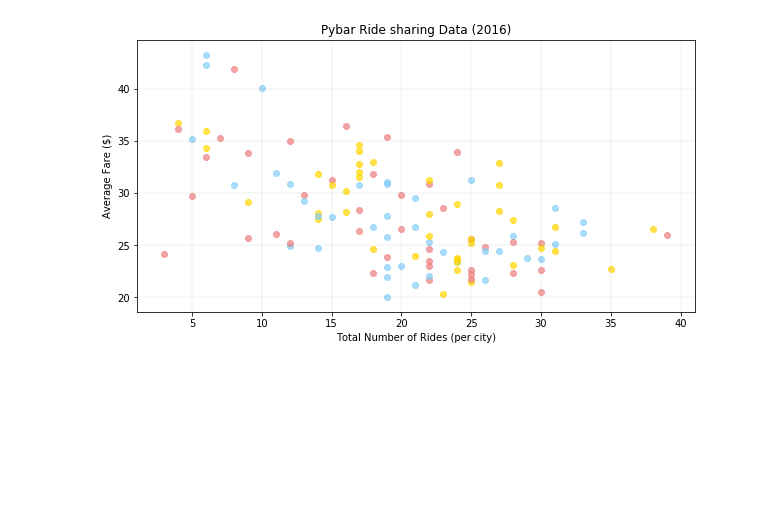
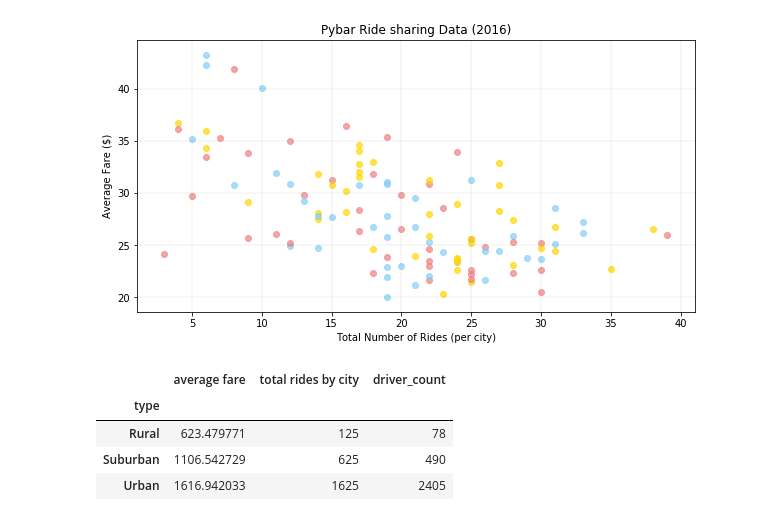
Before and after one commit to Vangroovy/Matplotlib, a Jupyter notebook: Pyber.ipynb, the cells around one changed output. Drawn from its saved outputs; the diff is of its cells as text; code cells hidden in the pictures; blank space fills up the shorter version.

```diff
--- a/Pyber.ipynb
+++ b/Pyber.ipynb
@@ -73,3 +73,16 @@ See the documentation here:
 http://pandas.pydata.org/pandas-docs/stable/indexing.html#ix-indexer-is-deprecated
   from ipykernel import kernelapp as app
 [figure]
+# %%
+#Total Rides by City Type
+#Calculate total ride by city type
+sum_rides_type = ride_share_data.groupby(["type"]).sum()
+
+#Place the city types into a list
+sum_rides_type.head()
+# %% [output]
+|  | average fare | total rides by city | driver_count |
+| type |  |  |  |
+| Rural | 623.479771 | 125 | 78 |
+| Suburban | 1106.542729 | 625 | 490 |
+| Urban | 1616.942033 | 1625 | 2405 |
```
Also changed, not shown: parts of 2 cells of this notebook.
